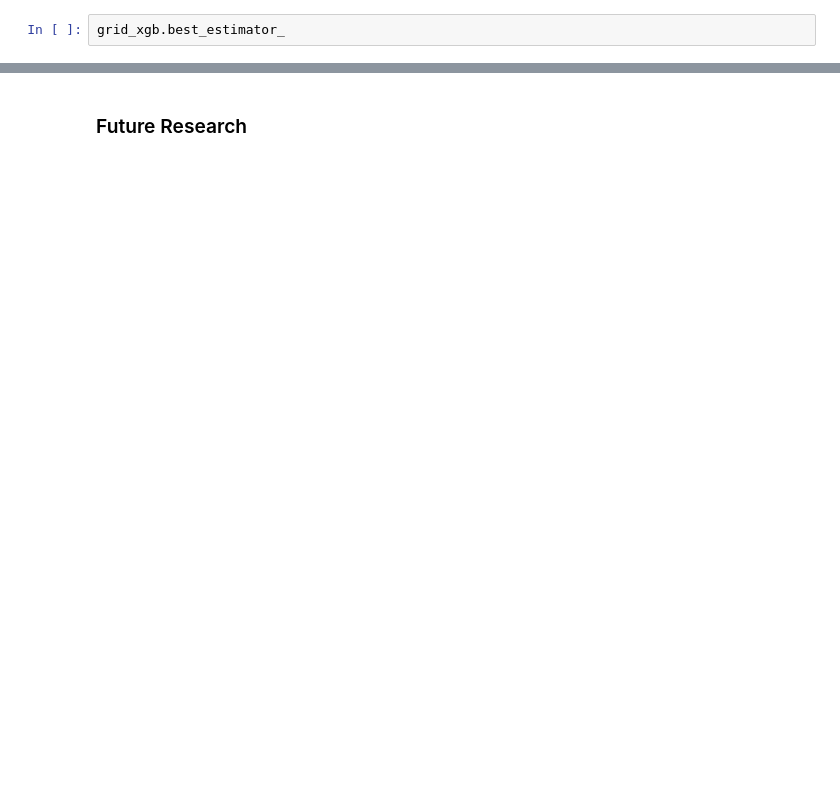
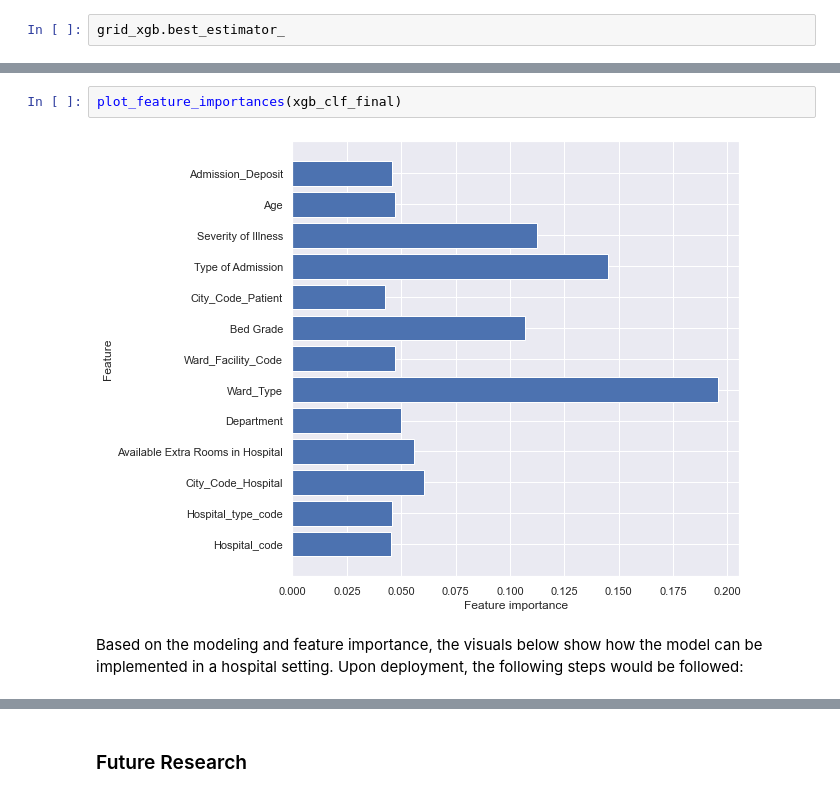
Before and after one commit to amarinelli12/COVID-19_Capstone, a Jupyter notebook: COVID-19_Predictor_FINAL.ipynb, the cells around one changed output, grey strips where cells are left out. Drawn from its saved outputs; the diff is of its cells as text; blank space fills up the shorter version.

Commit message:
Updates on images and Notebook

```diff
--- a/COVID-19_Predictor_FINAL.ipynb
+++ b/COVID-19_Predictor_FINAL.ipynb
@@ -579,0 +697,6 @@ Need to continue working on hyperparameters since what I've had so far was takin
+# %%
+plot_feature_importances(xgb_clf_final)
+# %% [output]
+[figure, added]
+# %% [markdown]
+Based on the modeling and feature importance, the visuals below show how the model can be implemented in a hospital setting. Upon deployment, the following steps would be followed:
```
Also changed, not shown: parts of 85 cells of this notebook, 1 other file.
